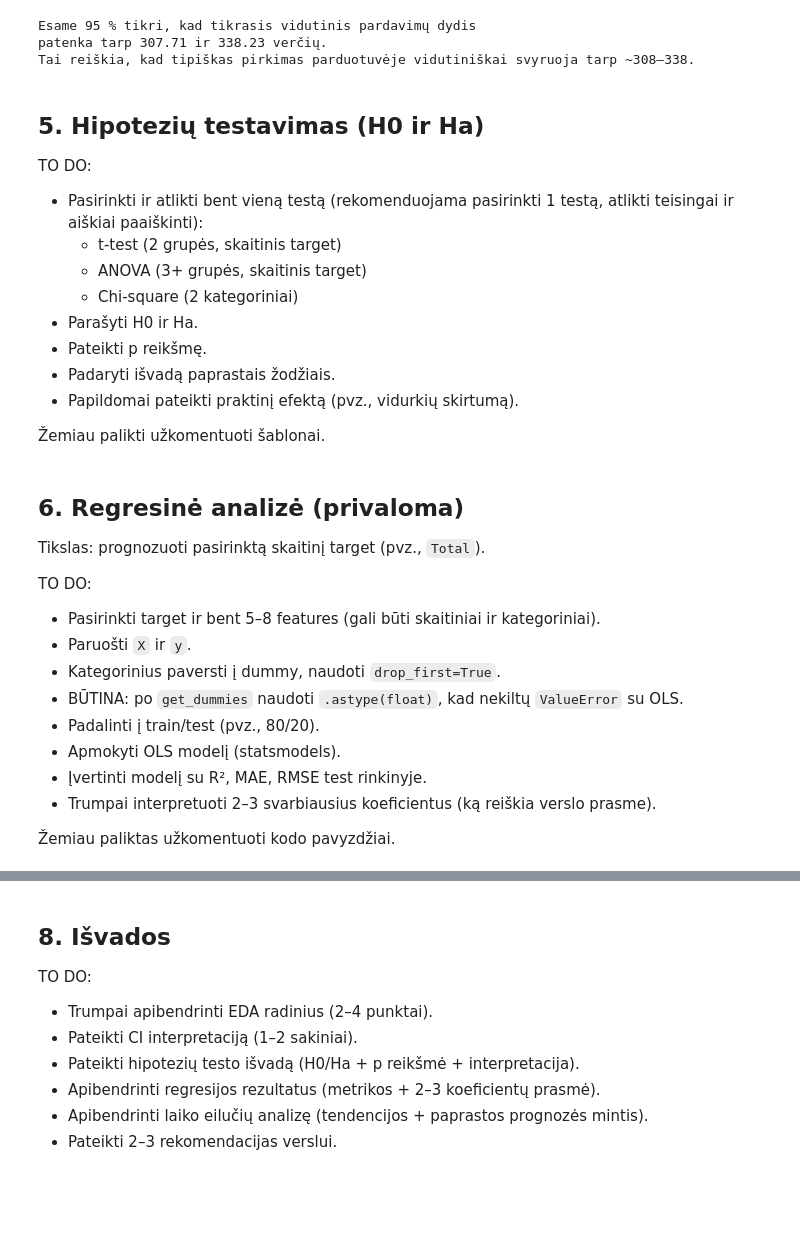
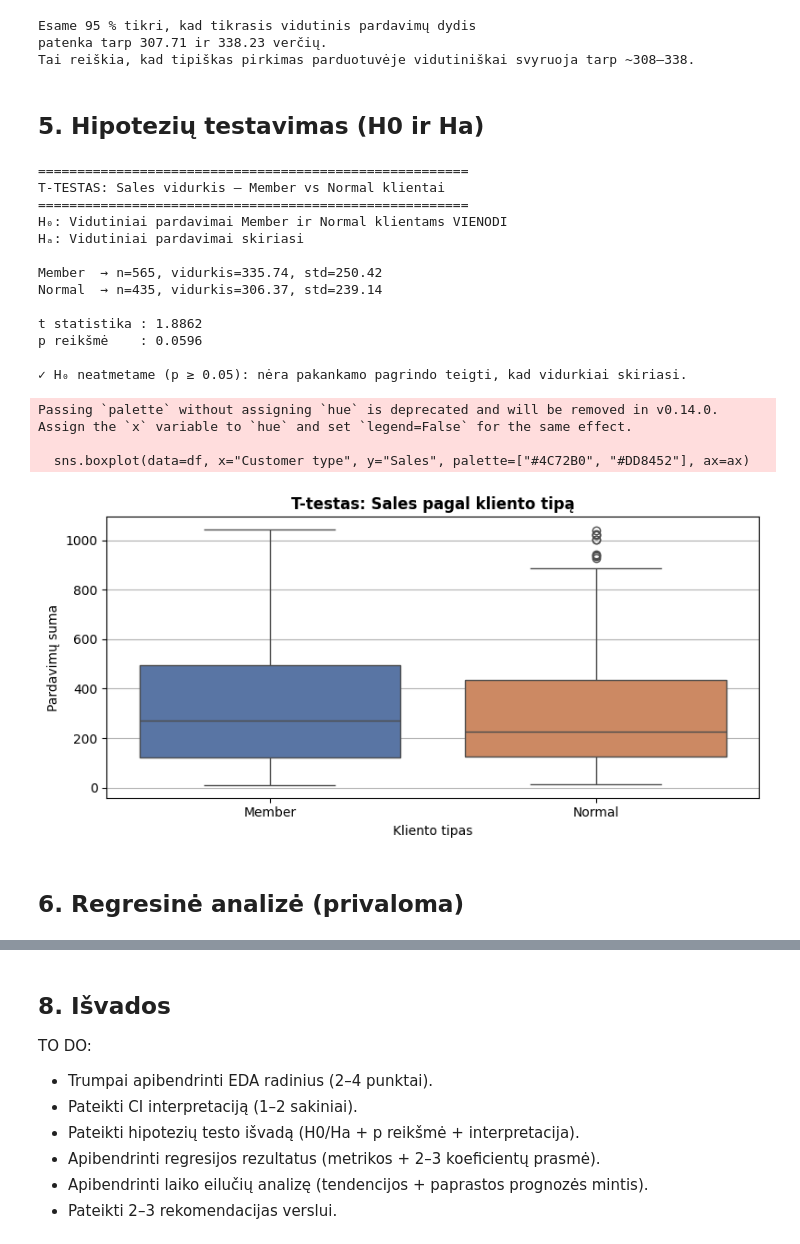
Before and after one commit to MigleSdc/BIT-kursai, a Jupyter notebook: 03_Python/Capstone Project_Supermarket_Sales.ipynb, the cells around one changed output, grey strips where cells are left out. Cells and saved outputs as stored; diff of their text form; code cells hidden in the pictures; blank space fills up the shorter version.

```diff
--- a/03_Python/Capstone Project_Supermarket_Sales.ipynb
+++ b/03_Python/Capstone Project_Supermarket_Sales.ipynb
@@ -296,15 +273,3 @@ patenka tarp 307.71 ir 338.23 verčių.
 Tai reiškia, kad tipiškas pirkimas parduotuvėje vidutiniškai svyruoja tarp ~308–338.
 # %% [markdown]
 ## 5. Hipotezių testavimas (H0 ir Ha)
-
-TO DO:
-- Pasirinkti ir atlikti bent vieną testą (rekomenduojama pasirinkti 1 testą, atlikti teisingai ir aiškiai paaiškinti):
-  - t-test (2 grupės, skaitinis target)
-  - ANOVA (3+ grupės, skaitinis target)
-  - Chi-square (2 kategoriniai)
-- Parašyti H0 ir Ha.
-- Pateikti p reikšmę.
-- Padaryti išvadą paprastais žodžiais.
-- Papildomai pateikti praktinį efektą (pvz., vidurkių skirtumą).
-
-Žemiau palikti užkomentuoti šablonai.
@@ -347,19 +276,52 @@ TO DO:
+# %%
+print("=" * 55)
+print("T-TESTAS: Sales vidurkis – Member vs Normal klientai")
+print("=" * 55)
+print("H₀: Vidutiniai pardavimai Member ir Normal klientams VIENODI")
+print("Hₐ: Vidutiniai pardavimai skiriasi\n")
+
+g_member = df.loc[df["Customer type"] == "Member", "Sales"].dropna().astype(float)
+g_normal = df.loc[df["Customer type"] == "Normal", "Sales"].dropna().astype(float)
+
+t_stat, p_val = stats.ttest_ind(g_member, g_normal, equal_var=False)
+
+print(f"Member  → n={len(g_member)}, vidurkis={g_member.mean():.2f}, std={g_member.std():.2f}")
+print(f"Normal  → n={len(g_normal)}, vidurkis={g_normal.mean():.2f}, std={g_normal.std():.2f}")
+print(f"\nt statistika : {t_stat:.4f}")
+print(f"p reikšmė    : {p_val:.4f}")
+print()
+if p_val < 0.05:
+    print("✗ H₀ atmetame (p < 0.05): pardavimų vidurkiai statistiškai reikšmingai SKIRIASI.")
+else:
+    print("✓ H₀ neatmetame (p ≥ 0.05): nėra pakankamo pagrindo teigti, kad vidurkiai skiriasi.")
+
+fig, ax = plt.subplots(figsize=(8, 4))
+sns.boxplot(data=df, x="Customer type", y="Sales", palette=["#4C72B0", "#DD8452"], ax=ax)
+ax.set_title("T-testas: Sales pagal kliento tipą", fontsize=12, fontweight="bold")
+ax.set_xlabel("Kliento tipas")
+ax.set_ylabel("Pardavimų suma")
+plt.tight_layout()
+plt.show()
+# %% [output]
+=======================================================
+T-TESTAS: Sales vidurkis – Member vs Normal klientai
+=======================================================
+H₀: Vidutiniai pardavimai Member ir Normal klientams VIENODI
+Hₐ: Vidutiniai pardavimai skiriasi
+
+Member  → n=565, vidurkis=335.74, std=250.42
+Normal  → n=435, vidurkis=306.37, std=239.14
+
+t statistika : 1.8862
+p reikšmė    : 0.0596
+
+✓ H₀ neatmetame (p ≥ 0.05): nėra pakankamo pagrindo teigti, kad vidurkiai skiriasi.
+Passing `palette` without assigning `hue` is deprecated and will be removed in v0.14.0. Assign the `x` variable to `hue` and set `legend=False` for the same effect.
+
+  sns.boxplot(data=df, x="Customer type", y="Sales", palette=["#4C72B0", "#DD8452"], ax=ax)
+[figure, added]
 # %% [markdown]
 ## 6. Regresinė analizė (privaloma)
-
-Tikslas: prognozuoti pasirinktą skaitinį target (pvz., `Total`).
-
-TO DO:
-- Pasirinkti target ir bent 5–8 features (gali būti skaitiniai ir kategoriniai).
-- Paruošti `X` ir `y`.
-- Kategorinius paversti į dummy, naudoti `drop_first=True`.
-- BŪTINA: po `get_dummies` naudoti `.astype(float)`, kad nekiltų `ValueError` su OLS.
-- Padalinti į train/test (pvz., 80/20).
-- Apmokyti OLS modelį (statsmodels).
-- Įvertinti modelį su R², MAE, RMSE test rinkinyje.
-- Trumpai interpretuoti 2–3 svarbiausius koeficientus (ką reiškia verslo prasme).
-
-Žemiau paliktas užkomentuoti kodo pavyzdžiai.
 # %%
 import sklearn
 # %%
```
Also changed, not shown: parts of 17 cells of this notebook.
